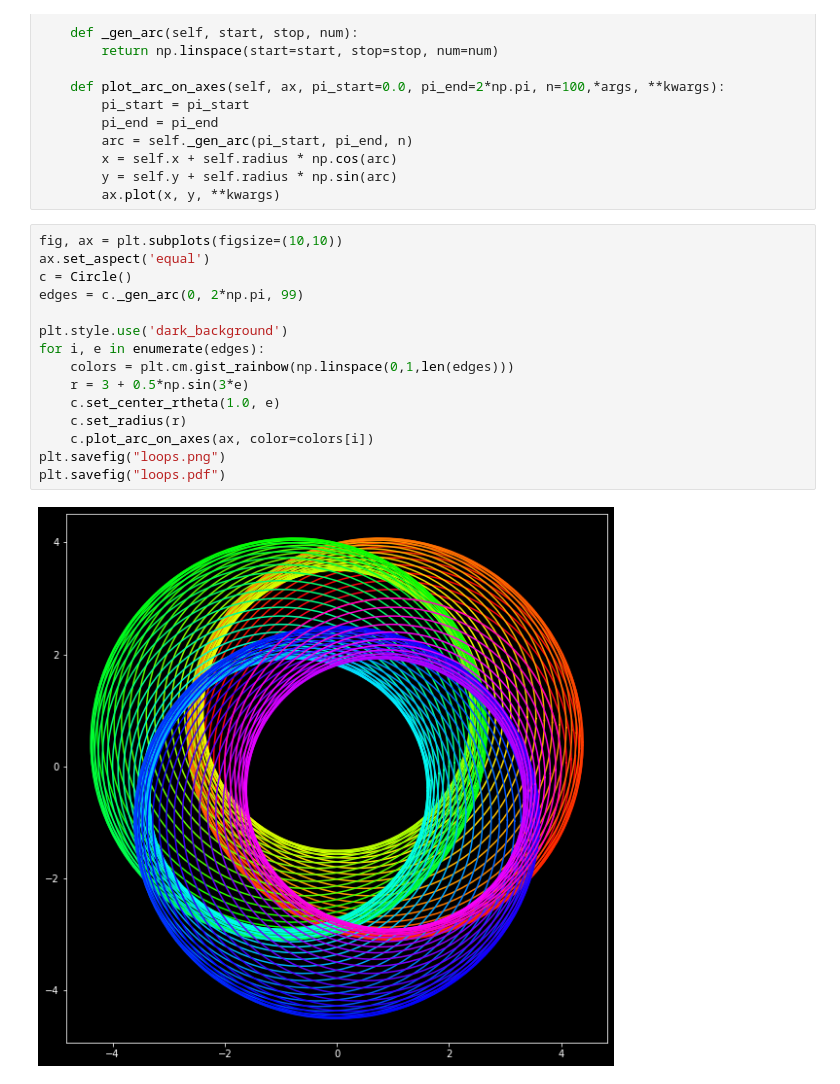
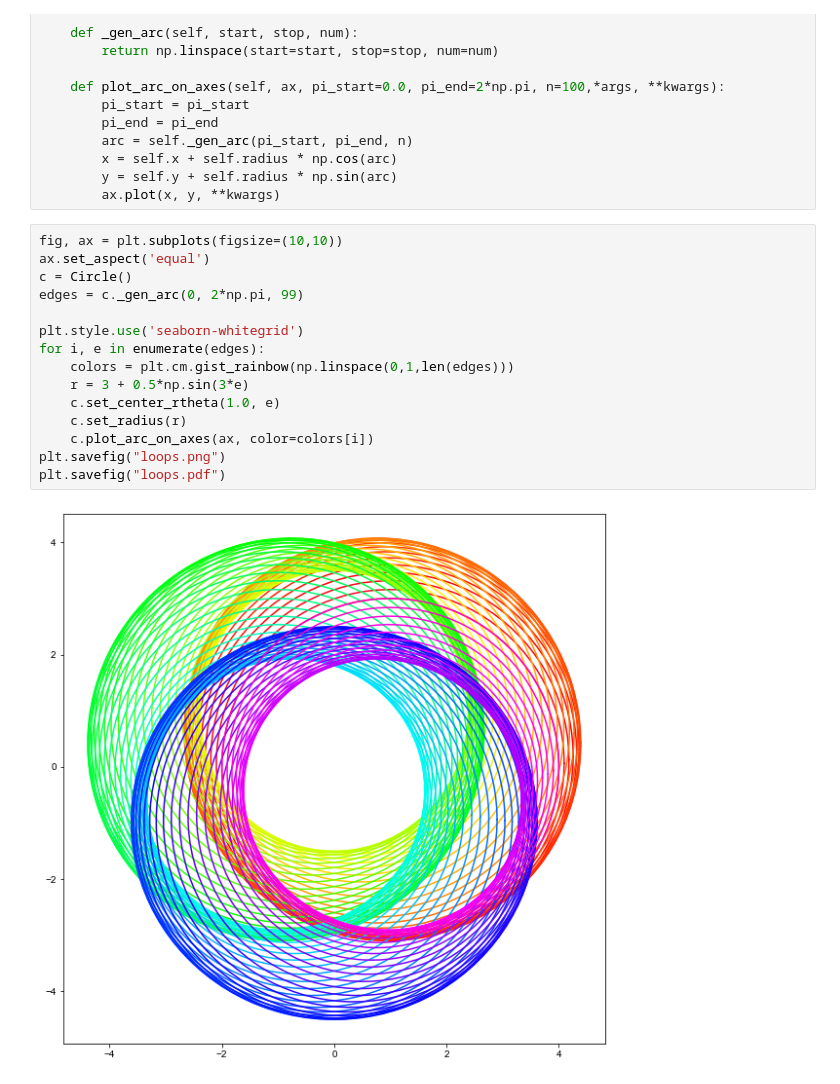
Before and after one commit to Jollyhrothgar/drawing_with_math, a Jupyter notebook: Circles.ipynb, the cells around one changed output. Drawn from its saved outputs; the diff is of its cells as text.

```diff
--- a/Circles.ipynb
+++ b/Circles.ipynb
@@ -63,17 +67,17 @@ class Circle:
 # %%
 fig, ax = plt.subplots(figsize=(10,10))
 ax.set_aspect('equal')
 c = Circle()
 edges = c._gen_arc(0, 2*np.pi, 99)
 
-plt.style.use('dark_background')
+plt.style.use('seaborn-whitegrid')
 for i, e in enumerate(edges):
     colors = plt.cm.gist_rainbow(np.linspace(0,1,len(edges)))
     r = 3 + 0.5*np.sin(3*e)
     c.set_center_rtheta(1.0, e)
     c.set_radius(r)
     c.plot_arc_on_axes(ax, color=colors[i])
 plt.savefig("loops.png")
 plt.savefig("loops.pdf")
 # %% [output]
-[figure, old version]
+[figure, new version]
```
Also changed, not shown: parts of 10 cells of this notebook, 7 other files.
